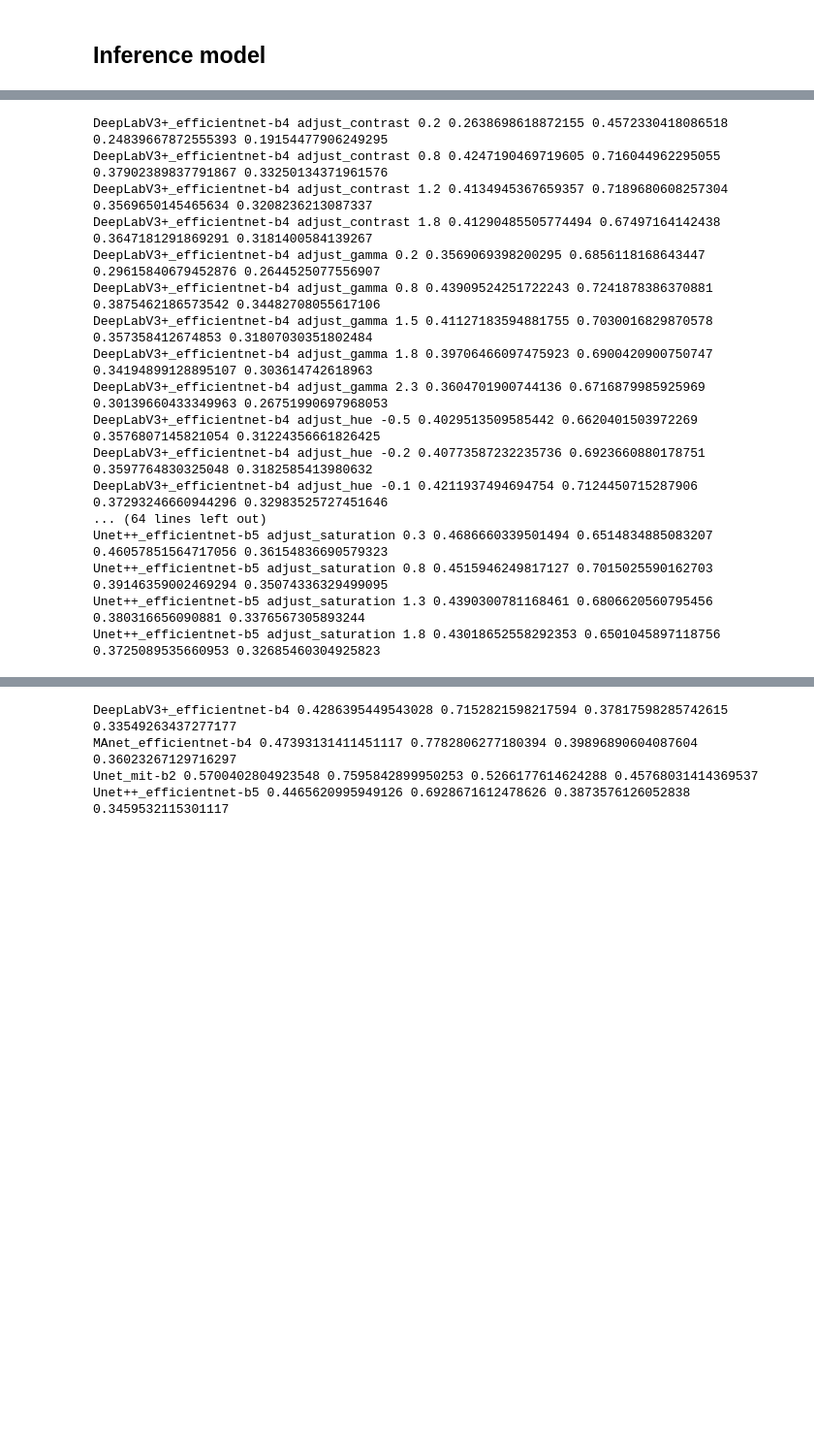
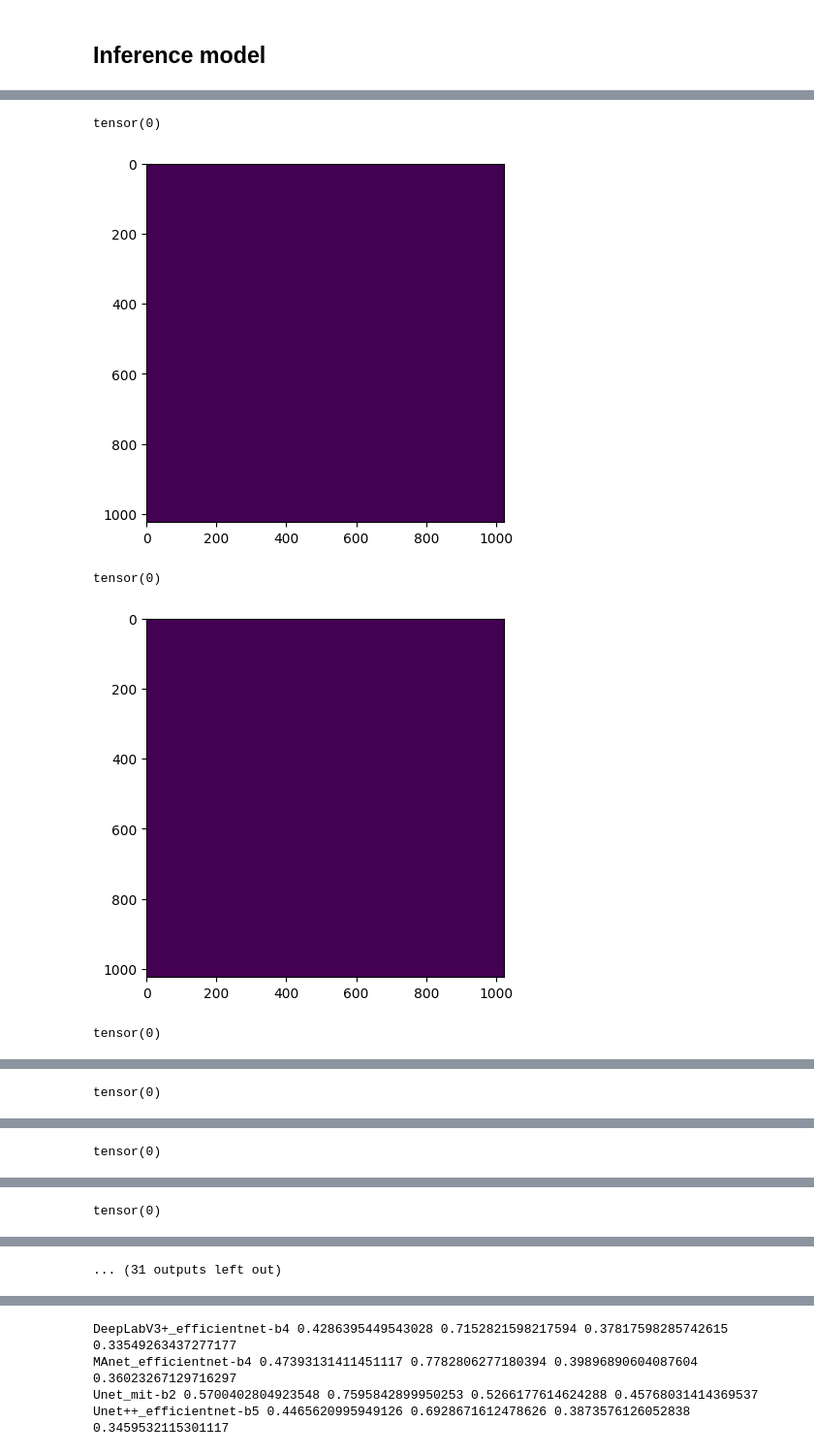
Before and after one commit to DrBorisgab/cv-corruption-research, a Jupyter notebook: import_inference_models.ipynb, the cells around one changed output, grey strips where cells are left out. Shown at 97% size. Drawn from its saved outputs; the diff is of its cells as text; code cells hidden in the pictures; blank space fills up the shorter version.

```diff
--- a/import_inference_models.ipynb
+++ b/import_inference_models.ipynb
@@ -277,8 +283,16 @@ for name in names:
 # %%
 pic_num = 13
 transf_names = ['adjust_contrast', 'adjust_gamma', 'adjust_hue', 'adjust_saturation', 'Grayscale','webp']
-pars = [{'contrast_factor':[0.2, 0.5, 0.8, 1.2, 1.5, 1.8, 2]}, {'gamma':[0.2, 0.5, 0.8, 1.2, 1.5, 1.8, 1.9, 2.3]}, {'hue_factor':[-0.5, -0.4, -0.2, -0.1, 0, 0.1, 0.2, 0.4, 0.5]}, {'saturation_factor':[0, 0.3, 0.5, 0.8, 1.3, 1.5, 1.8, 2]}]
+# pars = [{'contrast_factor':[0.2, 0.5, 0.8, 1.2, 1.5, 1.8, 2]}, {'gamma':[0.2, 0.5, 0.8, 1.2, 1.5, 1.8, 1.9, 2.3]}, {'hue_factor':[-0.5, -0.4, -0.2, -0.1, 0, 0.1, 0.2, 0.4, 0.5]}, {'saturation_factor':[0, 0.3, 0.5, 0.8, 1.3, 1.5, 1.8, 2]}]
+
+# приближенные к реаьности
+pars = [{'contrast_factor':[0.5, 0.8, 1.2, 1.5]}, {'gamma':[ 0.5, 0.8, 1.2, 1.5, 1.8, 1.9, 2.3]}, {'hue_factor':[-0.5, -0.4, -0.2, -0.1, 0, 0.1, 0.2, 0.4, 0.5]},
+        {'saturation_factor':[0.5, 0.8, 1.3, 1.5]}, {'out_channels':[3]}, {'webp': [1]}]
 # %%
+#pic_num = 13
+#transf_names = ['jpeg']
+#pars = [{'jpeg':[56]}]
+
 for model_name in model_names:
     segm_arch = model_name.split('_')[0]
     encoder = model_name.split('_')[1]
@@ -322,7 +336,12 @@ for model_name in model_names:
                 # drop pics with no buildings
                 for i in range(len(mask_patches)):
                     if mask_patches[i].sum() != 0:
+                        #print(mask_patches[i].sum()) # 1296 2025 4075 возможно лучше отсекать
                         val_idx.append(i)
+                    if mask_patches[i].sum() < 5000:
+                        print(mask_patches[i].sum())
+                        plt.imshow(mask_patches[i])
+                        plt.show()
 
                 for j in val_idx:
 
@@ -330,47 +349,35 @@ for model_name in model_names:
                     true_mask = mask_patches[j]
 
                     mask = predictor(image) #returns mask with raw logits, shape = (4, H, W)
 
                     mask = torch.argmax(torch.from_numpy(mask), dim=0)
                     mask = mask == 3
 
                     true_mask = true_mask[:,:,0]
 
                     iou = IoU()
                     IoU_ = iou(mask,true_mask).item()
 
                     true_mask, mask = true_mask.numpy().flatten(), mask.flatten()
                     precision = precision_score(true_mask, mask)
                     recall = recall_score(true_mask, mask)
                     f1_ = f1_score(true_mask, mask)
 
                     p.append(precision)
                     r.append(recall)
                     f1.append(f1_)
                     IoU_res.append(IoU_)
                     #print(f1_,precision,recall,IoU_)
 
             np.save(f'metrics/{model_name}_{transf_name}_{par_i}_recall.npy', r)
             np.save(f'metrics/{model_name}_{transf_name}_{par_i}_precision.npy', p)
             np.save(f'metrics/{model_name}_{transf_name}_{par_i}_IoU.npy', IoU_res)
             np.save(f'metrics/{model_name}_{transf_name}_{par_i}_f1.npy', f1)
 
             print(model_name, transf_name, par_i, np.mean(f1), np.mean(p), np.mean(r), np.mean(IoU_res))
 # %% [output]
-DeepLabV3+_efficientnet-b4 adjust_contrast 0.2 0.2638698618872155 0.4572330418086518 0.24839667872555393 0.19154477906249295
-DeepLabV3+_efficientnet-b4 adjust_contrast 0.8 0.4247190469719605 0.716044962295055 0.37902389837791867 0.33250134371961576
-DeepLabV3+_efficientnet-b4 adjust_contrast 1.2 0.4134945367659357 0.7189680608257304 0.3569650145465634 0.3208236213087337
-DeepLabV3+_efficientnet-b4 adjust_contrast 1.8 0.41290485505774494 0.67497164142438 0.3647181291869291 0.3181400584139267
-DeepLabV3+_efficientnet-b4 adjust_gamma 0.2 0.3569069398200295 0.6856118168643447 0.29615840679452876 0.2644525077556907
-DeepLabV3+_efficientnet-b4 adjust_gamma 0.8 0.43909524251722243 0.7241878386370881 0.3875462186573542 0.34482708055617106
-DeepLabV3+_efficientnet-b4 adjust_gamma 1.5 0.41127183594881755 0.7030016829870578 0.357358412674853 0.31807030351802484
-DeepLabV3+_efficientnet-b4 adjust_gamma 1.8 0.39706466097475923 0.6900420900750747 0.34194899128895107 0.303614742618963
-DeepLabV3+_efficientnet-b4 adjust_gamma 2.3 0.3604701900744136 0.6716879985925969 0.30139660433349963 0.26751990697968053
-DeepLabV3+_efficientnet-b4 adjust_hue -0.5 0.4029513509585442 0.6620401503972269 0.3576807145821054 0.31224356661826425
-DeepLabV3+_efficientnet-b4 adjust_hue -0.2 0.40773587232235736 0.6923660880178751 0.3597764830325048 0.3182585413980632
-DeepLabV3+_efficientnet-b4 adjust_hue -0.1 0.4211937494694754 0.7124450715287906 0.37293246660944296 0.32983525727451646
-... (64 lines left out)
-Unet++_efficientnet-b5 adjust_saturation 0.3 0.4686660339501494 0.6514834885083207 0.46057851564717056 0.36154836690579323
-Unet++_efficientnet-b5 adjust_saturation 0.8 0.4515946249817127 0.7015025590162703 0.39146359002469294 0.35074336329499095
-Unet++_efficientnet-b5 adjust_saturation 1.3 0.4390300781168461 0.6806620560795456 0.380316656090881 0.3376567305893244
-Unet++_efficientnet-b5 adjust_saturation 1.8 0.43018652558292353 0.6501045897118756 0.3725089535660953 0.32685460304925823
+tensor(0)
+[figure, added]
+tensor(0)
+[figure, added]
+tensor(0)
@@ -376,0 +385 @@ Unet++_efficientnet-b5 adjust_saturation 1.8 0.43018652558292353 0.6501045897118
+tensor(0)
@@ -376,0 +387 @@ Unet++_efficientnet-b5 adjust_saturation 1.8 0.43018652558292353 0.6501045897118
+tensor(0)
@@ -376,0 +389 @@ Unet++_efficientnet-b5 adjust_saturation 1.8 0.43018652558292353 0.6501045897118
+tensor(0)
@@ -376,0 +391 @@ Unet++_efficientnet-b5 adjust_saturation 1.8 0.43018652558292353 0.6501045897118
+... (31 outputs left out)
```
Also changed, not shown: parts of 16 cells of this notebook, 23 other files.
